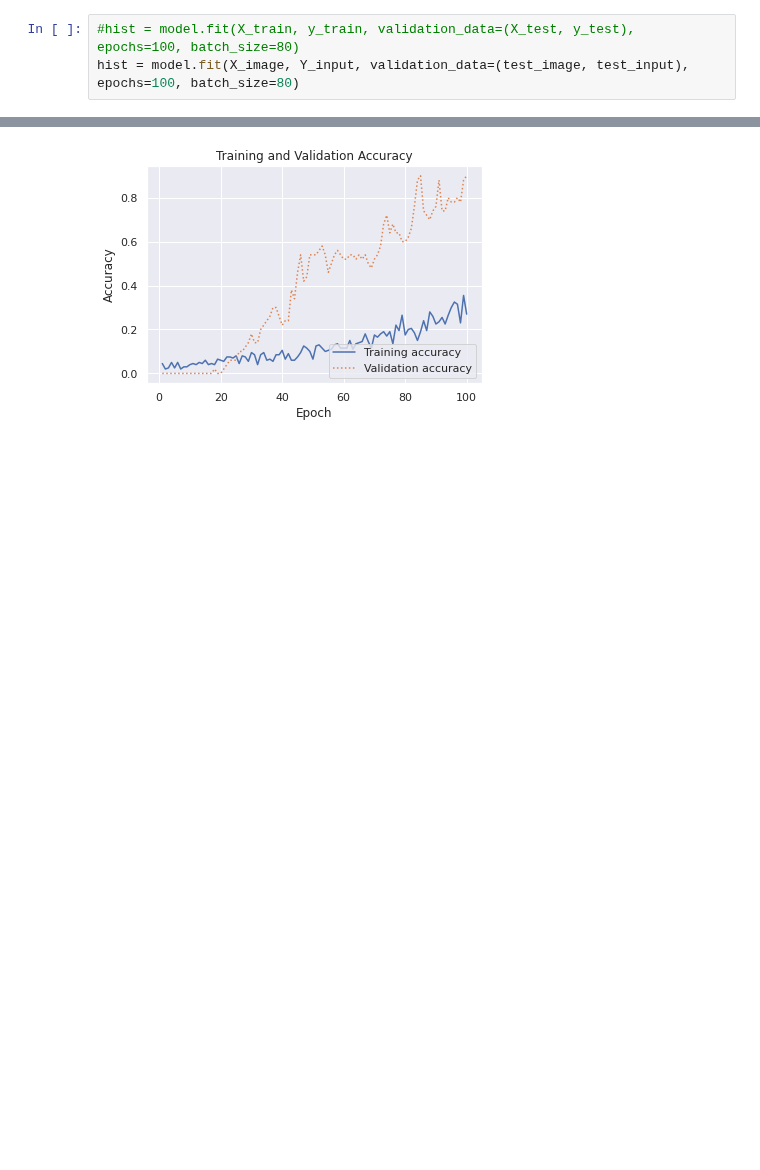
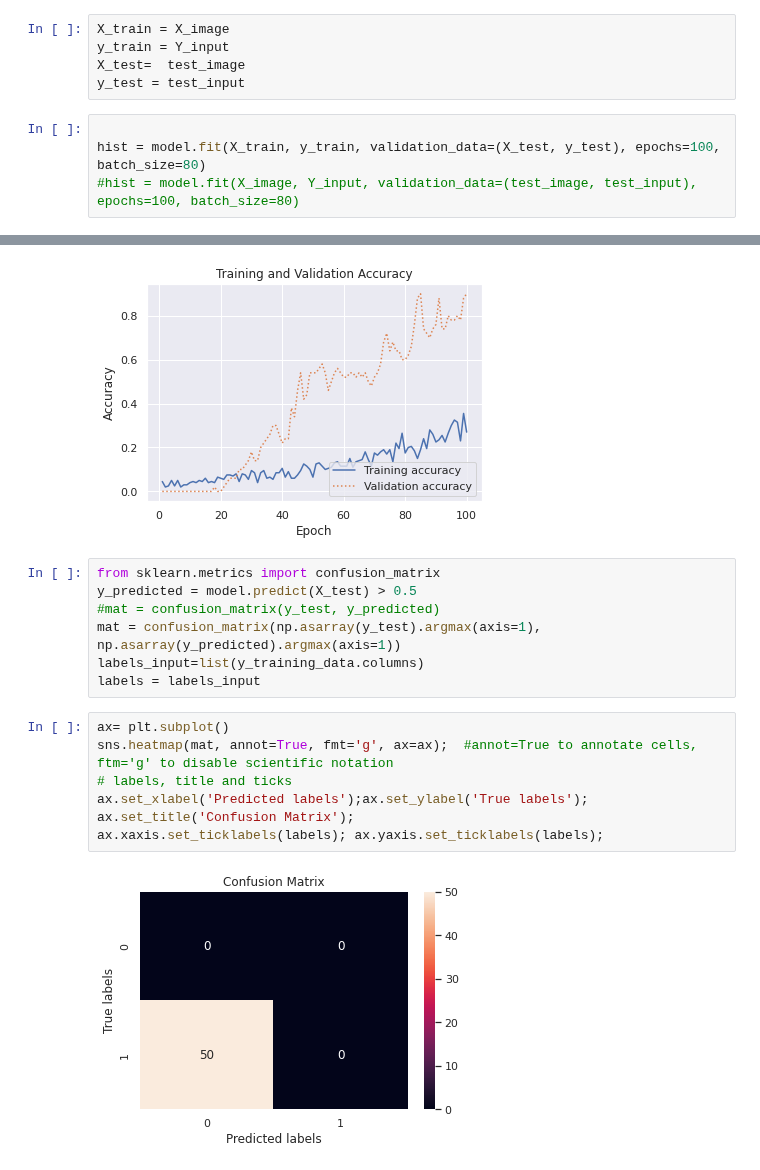
Before and after one commit to ruslanmv/Neural-Networks-from-Scratch, a Jupyter notebook: 3_Training_model_keras.ipynb, the cells around one changed output, grey strips where cells are left out. Saved outputs shown, nothing was run; the diff lists cells and outputs as text; blank space fills up the shorter version.

```diff
--- a/3_Training_model_keras.ipynb
+++ b/3_Training_model_keras.ipynb
@@ -224,9 +224,15 @@ test_input=np.array(test_y)
 test_input.shape
 # %% [output]
 (50, 29)
+# %%
+X_train = X_image
+y_train = Y_input
+X_test=  test_image
+y_test = test_input
 # %%
-#hist = model.fit(X_train, y_train, validation_data=(X_test, y_test), epochs=100, batch_size=80)
-hist = model.fit(X_image, Y_input, validation_data=(test_image, test_input), epochs=100, batch_size=80)
+
+hist = model.fit(X_train, y_train, validation_data=(X_test, y_test), epochs=100, batch_size=80)
+#hist = model.fit(X_image, Y_input, validation_data=(test_image, test_input), epochs=100, batch_size=80)
 # %% [output]
 Epoch 1/100
 3/3 [==============================] - 14s 604ms/step - loss: 0.8030 - accuracy: 0.0450 - val_loss: 0.8882 - val_accuracy: 0.0000e+00
@@ -265,3 +271,19 @@ plt.plot()
 # %% [output]
 []
 [figure]
+# %%
+from sklearn.metrics import confusion_matrix
+y_predicted = model.predict(X_test) > 0.5
+#mat = confusion_matrix(y_test, y_predicted)
+mat = confusion_matrix(np.asarray(y_test).argmax(axis=1), np.asarray(y_predicted).argmax(axis=1))
+labels_input=list(y_training_data.columns)
+labels = labels_input
+# %%
+ax= plt.subplot()
+sns.heatmap(mat, annot=True, fmt='g', ax=ax);  #annot=True to annotate cells, ftm='g' to disable scientific notation
+# labels, title and ticks
+ax.set_xlabel('Predicted labels');ax.set_ylabel('True labels');
+ax.set_title('Confusion Matrix');
+ax.xaxis.set_ticklabels(labels); ax.yaxis.set_ticklabels(labels);
+# %% [output]
+[figure, added]
```
Also changed, not shown: parts of 1 cell of this notebook.
